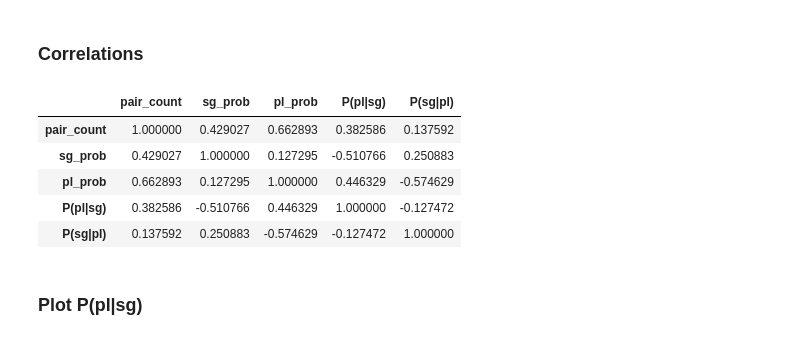
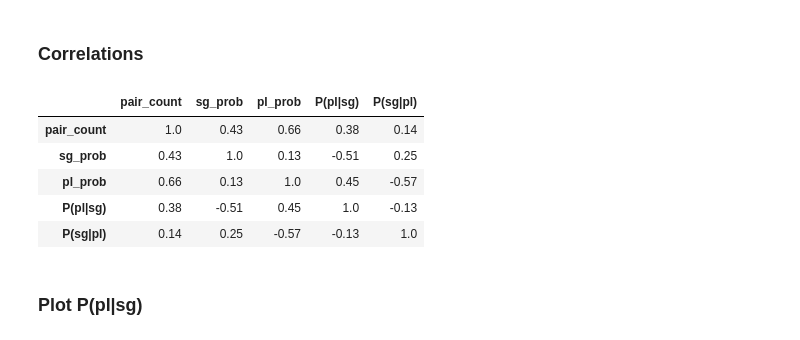
Before and after one commit to gyarmathy/german-stats, a Jupyter notebook: German_N_stats.ipynb, the cells around one changed output. Drawn from its saved outputs; the diff is of its cells as text; code cells hidden in the pictures.

```diff
--- a/German_N_stats.ipynb
+++ b/German_N_stats.ipynb
@@ -192,18 +192,18 @@ sg_pl_end_uniqe_not_hapax_df
 ### Correlations
 # %%
 # pairwise correlation
-# sg_pl_end_uniqe_df.drop(['last_sg/last_pl'], axis=1).corr(method='spearman').style.format("{:.2}").background_gradient(cmap=plt.get_cmap('coolwarm'), axis=1)
+corr_sg_pl_end_uniqe_df = sg_pl_end_uniqe_df.drop(['last_sg/last_pl'], axis=1).corr(method='spearman').style.format("{:.2}").background_gradient(cmap=plt.get_cmap('coolwarm'), axis=1)
 
-corr_sg_pl_end_uniqe_df = sg_pl_end_uniqe_df.corr(method='spearman')
+# corr_sg_pl_end_uniqe_df = sg_pl_end_uniqe_df.corr(method='spearman')
 
 corr_sg_pl_end_uniqe_df
 # %% [output]
 |  | pair_count | sg_prob | pl_prob | P(pl|sg) | P(sg|pl) |
-| pair_count | 1.000000 | 0.429027 | 0.662893 | 0.382586 | 0.137592 |
-| sg_prob | 0.429027 | 1.000000 | 0.127295 | -0.510766 | 0.250883 |
-| pl_prob | 0.662893 | 0.127295 | 1.000000 | 0.446329 | -0.574629 |
-| P(pl|sg) | 0.382586 | -0.510766 | 0.446329 | 1.000000 | -0.127472 |
-| P(sg|pl) | 0.137592 | 0.250883 | -0.574629 | -0.127472 | 1.000000 |
+| pair_count | 1.0 | 0.43 | 0.66 | 0.38 | 0.14 |
+| sg_prob | 0.43 | 1.0 | 0.13 | -0.51 | 0.25 |
+| pl_prob | 0.66 | 0.13 | 1.0 | 0.45 | -0.57 |
+| P(pl|sg) | 0.38 | -0.51 | 0.45 | 1.0 | -0.13 |
+| P(sg|pl) | 0.14 | 0.25 | -0.57 | -0.13 | 1.0 |
 # %% [markdown]
 ### Plot P(pl|sg)
 # %%
```
